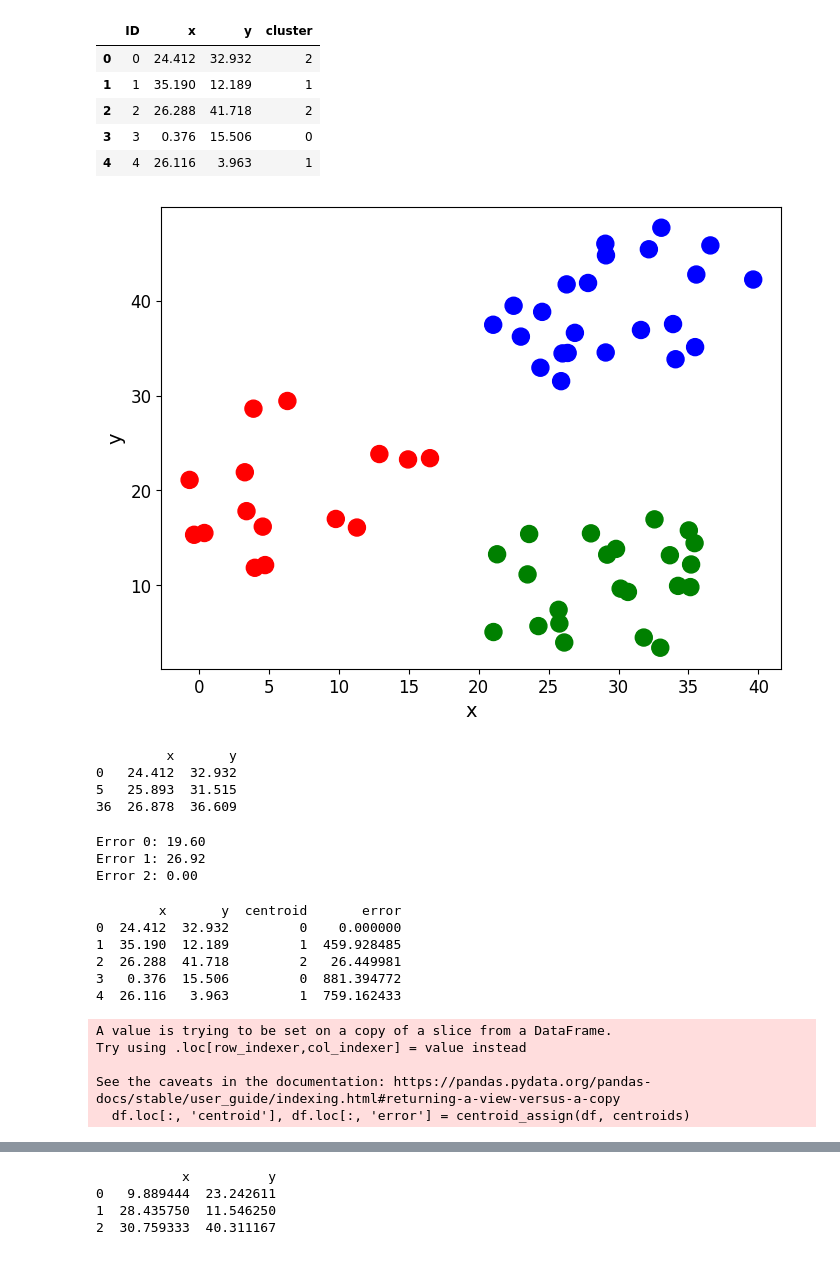
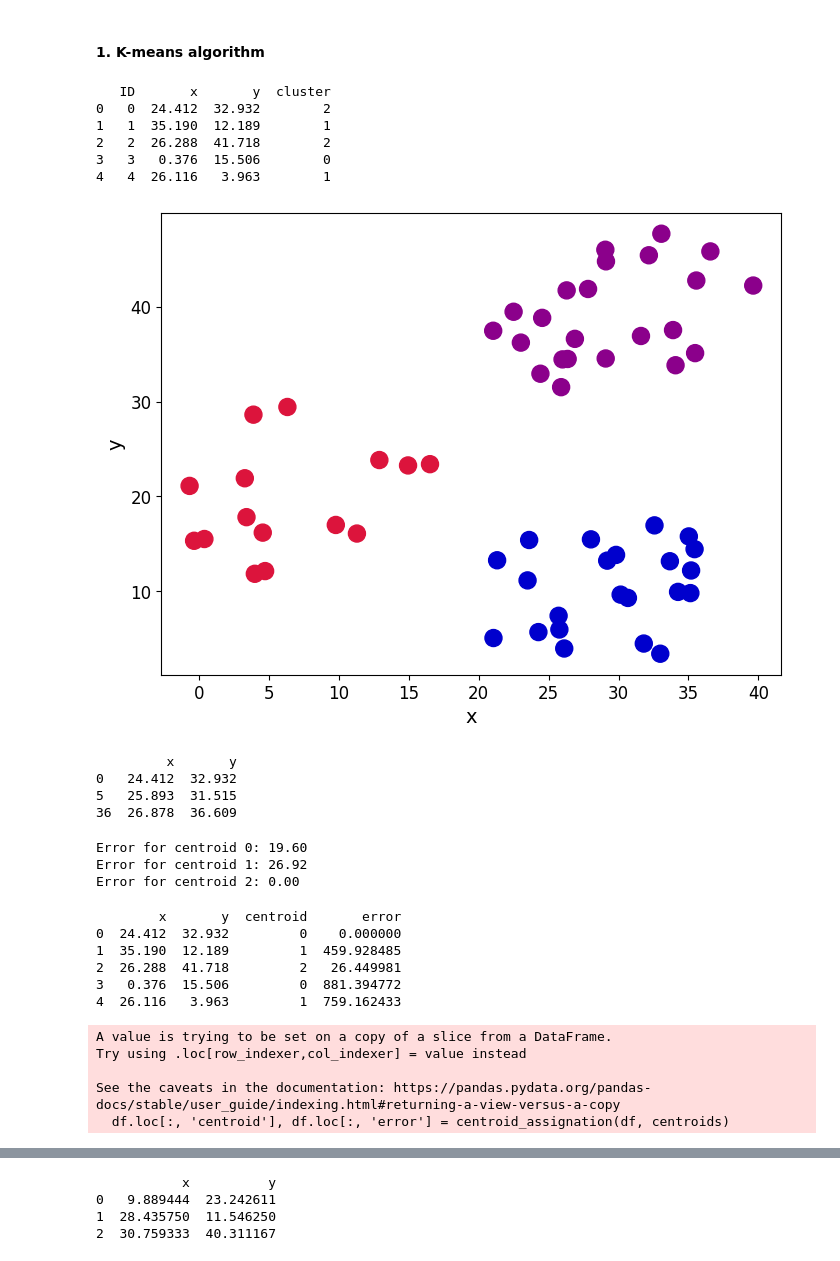
Before and after one commit to VietDucFCB/Data_Mining_DS_24_25, a Jupyter notebook: BTTH_KTDL_22280012_Tuan6/BTTH_KTDL_22280012_Tuan6_code.ipynb, the cells around one changed output, grey strips where cells are left out. Drawn from its saved outputs; the diff is of its cells as text; code cells hidden in the pictures.

```diff
--- a/BTTH_KTDL_22280012_Tuan6/BTTH_KTDL_22280012_Tuan6_code.ipynb
+++ b/BTTH_KTDL_22280012_Tuan6/BTTH_KTDL_22280012_Tuan6_code.ipynb
@@ -1,34 +7,34 @@
+# %% [markdown]
+#### 1. K-means algorithm
 # %%
+import numpy as npss
 import pandas as pd
-import numpy as np
 import matplotlib.pyplot as plt
 from matplotlib.colors import ListedColormap
-import warnings
 
-blobs = pd.read_csv('data.csv', sep=',')
+blobs = pd.read_csv('data.csv')
 colnames = list(blobs.columns[1:-1])
-blobs.head()
+print(blobs.head())
 # %% [output]
-|  | ID | x | y | cluster |
-| 0 | 0 | 24.412 | 32.932 | 2 |
-| 1 | 1 | 35.190 | 12.189 | 1 |
-| 2 | 2 | 26.288 | 41.718 | 2 |
-| 3 | 3 | 0.376 | 15.506 | 0 |
-| 4 | 4 | 26.116 | 3.963 | 1 |
+   ID       x       y  cluster
+0   0  24.412  32.932        2
+1   1  35.190  12.189        1
+2   2  26.288  41.718        2
+3   3   0.376  15.506        0
+4   4  26.116   3.963        1
 # %%
-customcmap = ListedColormap(['red', 'green', 'blue'])
+customcmap = ListedColormap(["crimson", "mediumblue", "darkmagenta"])
 
 fig, ax = plt.subplots(figsize=(8, 6))
-plt.scatter(x=blobs['x'], y=blobs['y'], s=150, c=blobs['cluster'].astype('category'), cmap=customcmap)
-
+plt.scatter(x=blobs['x'], y=blobs['y'], s=150,
+            c=blobs['cluster'].astype('category'),
+            cmap=customcmap)
 ax.set_xlabel(r'x', fontsize=14)
 ax.set_ylabel(r'y', fontsize=14)
-
 plt.xticks(fontsize=12)
 plt.yticks(fontsize=12)
-
 plt.show()
 # %% [output]
-[figure, old version]
+[figure, new version]
 # %%
 def initiate_centroids(k, dset):
@@ -52,9 +59,16 @@ def rss_err(a, b):
 # %%
+def rsserr(a, b):
+    '''
+    Calculate the root of sum of squared errors.
+    a and b are numpy arrays
+    '''
+    return np.sum(np.square(a - b))
+
 for i, centroid in enumerate(range(centroids.shape[0])):
-    err = rss_err(centroids.iloc[centroid, :], df.iloc[36, :])
-    print('Error {0}: {1:.2f}'.format(i, err))
+    err = rsserr(centroids.iloc[centroid, :], df.iloc[36, :])
+    print('Error for centroid {0}: {1:.2f}'.format(i, err))
 # %% [output]
-Error 0: 19.60
-Error 1: 26.92
-Error 2: 0.00
+Error for centroid 0: 19.60
+Error for centroid 1: 26.92
+Error for centroid 2: 0.00
 # %%
@@ -81,5 +103,5 @@ def centroid_assign(dset, centroids):
 # %%
-df.loc[:, 'centroid'], df.loc[:, 'error'] = centroid_assign(df, centroids)
+df.loc[:, 'centroid'], df.loc[:, 'error'] = centroid_assignation(df, centroids)
 print(df.head())
 # %% [output]
         x       y  centroid       error
@@ -92,6 +114,6 @@ A value is trying to be set on a copy of a slice from a DataFrame.
 Try using .loc[row_indexer,col_indexer] = value instead
 
 See the caveats in the documentation: https://pandas.pydata.org/pandas-docs/stable/user_guide/indexing.html#returning-a-view-versus-a-copy
-  df.loc[:, 'centroid'], df.loc[:, 'error'] = centroid_assign(df, centroids)
+  df.loc[:, 'centroid'], df.loc[:, 'error'] = centroid_assignation(df, centroids)
 # %%
 fig, ax = plt.subplots(figsize=(8, 6))
```
Also changed, not shown: parts of 21 cells of this notebook, 19 other files.
